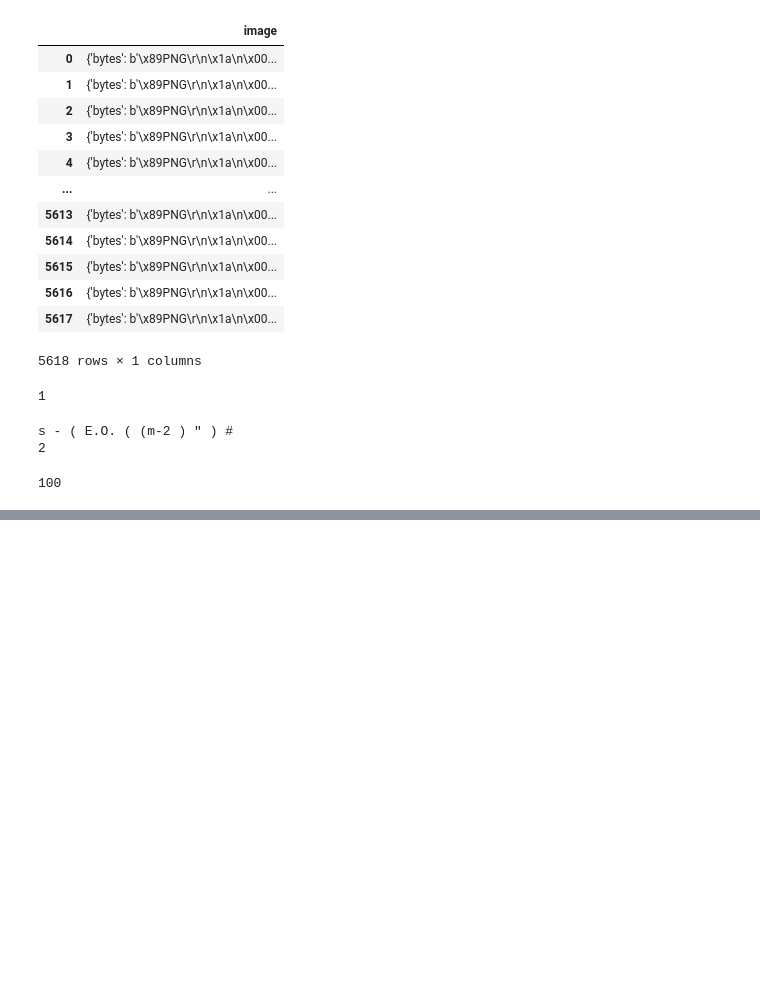
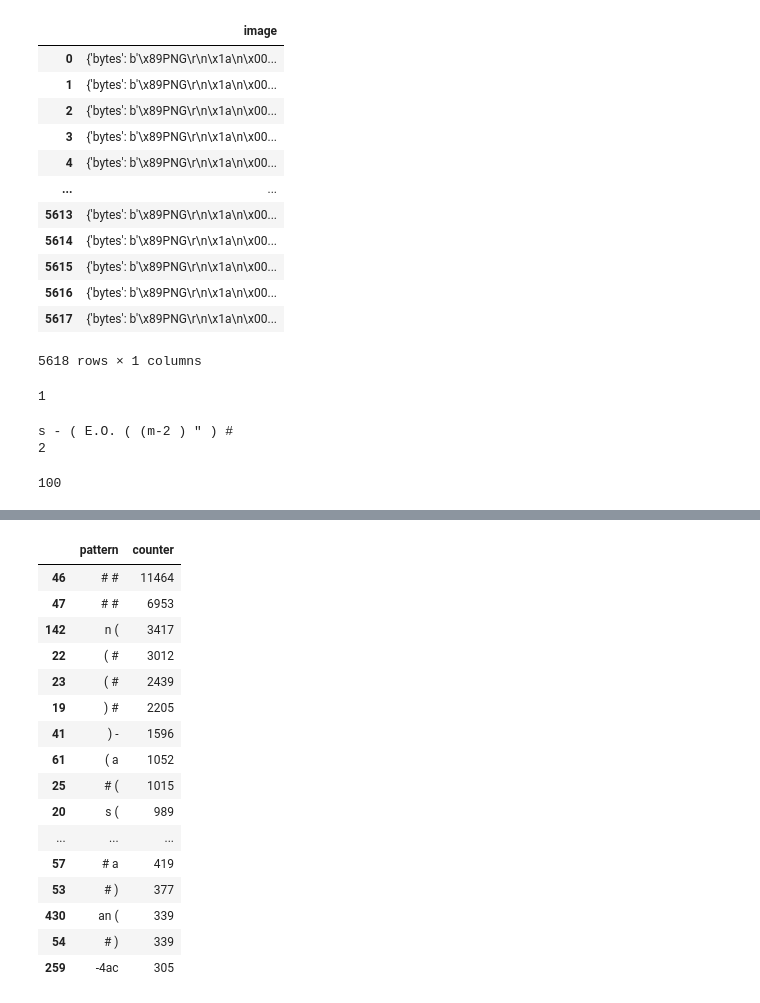
Before and after one commit to InsertNameHereOCR/experiments, a Jupyter notebook: handwritten/segmentation_with_tokens/trocr_large_teszt.ipynb, the cells around one changed output, grey strips where cells are left out. Saved outputs shown, nothing was run; the diff lists cells and outputs as text; code cells hidden in the pictures; blank space fills up the shorter version.

```diff
--- a/handwritten/segmentation_with_tokens/trocr_large_teszt.ipynb
+++ b/handwritten/segmentation_with_tokens/trocr_large_teszt.ipynb
@@ -149,0 +229,22 @@ pattern_df
+# %%
+pattern_df = pd.read_csv("patterns.csv")
+pattern_df = pattern_df.sort_values(by=["counter"], ascending=False)
+pattern_df.head(20)
+# %% [output]
+|  | pattern | counter |
+| 46 | # # | 11464 |
+| 47 | # # | 6953 |
+| 142 | n ( | 3417 |
+| 22 | ( # | 3012 |
+| 23 | ( # | 2439 |
+| 19 | ) # | 2205 |
+| 41 | ) - | 1596 |
+| 61 | ( a | 1052 |
+| 25 | # ( | 1015 |
+| 20 | s ( | 989 |
+| ... | ... | ... |
+| 57 | # a | 419 |
+| 53 | # ) | 377 |
+| 430 | an ( | 339 |
+| 54 | # ) | 339 |
+| 259 | -4ac | 305 |
```
Also changed, not shown: parts of 17 cells of this notebook.
